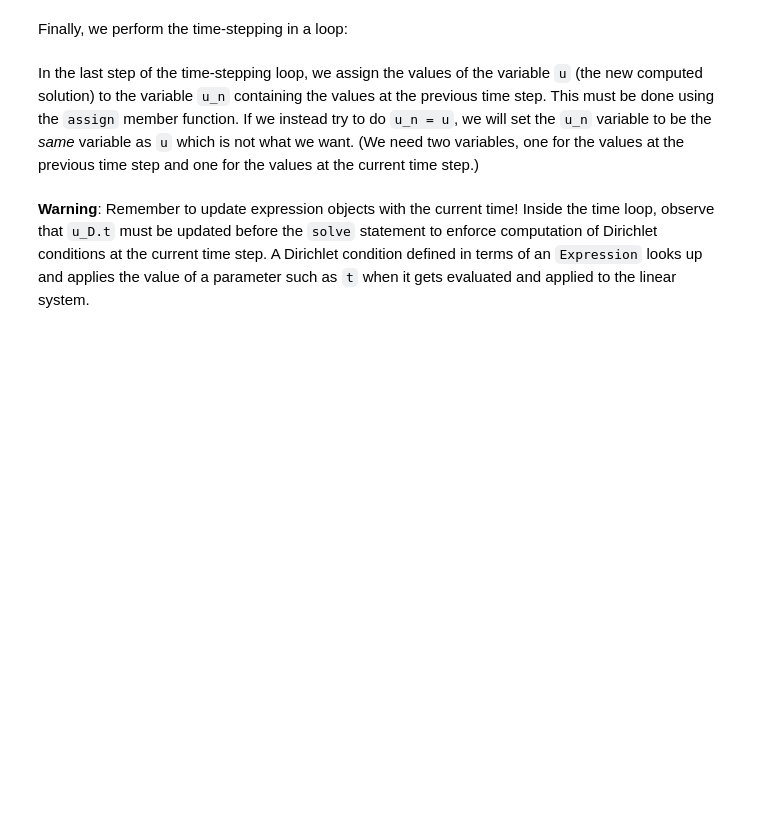
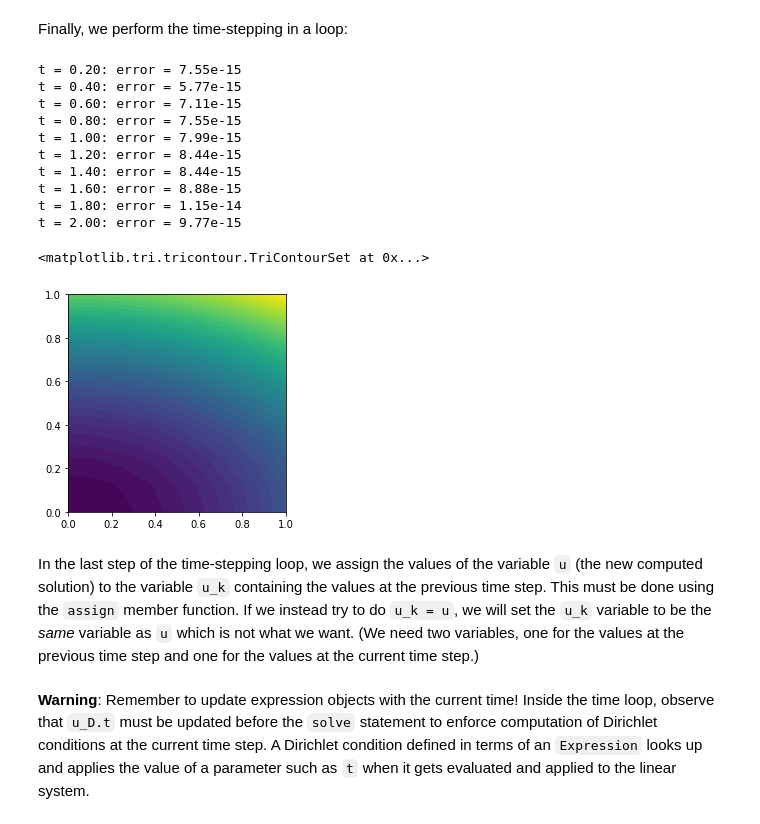
Before and after one commit to unifem/fenics-notes, a Jupyter notebook: notebooks/heat-equation.ipynb, the cells around one changed output. Drawn from its saved outputs; the diff is of its cells as text; code cells hidden in the pictures; blank space fills up the shorter version.

```diff
--- a/notebooks/heat-equation.ipynb
+++ b/notebooks/heat-equation.ipynb
@@ -261,39 +266,52 @@ u = TrialFunction(V)
 v = TestFunction(V)
 f = Constant(beta - 2 - 2*alpha)
 
-F = u*v*dx + dt*dot(grad(u), grad(v))*dx - (u_n + dt*f)*v*dx
+F = u*v*dx + dt*dot(grad(0.5*(u+u_k)), grad(v))*dx - (u_k + dt*f)*v*dx
 a, L = lhs(F), rhs(F)
 # %% [markdown]
 Finally, we perform the time-stepping in a loop:
 # %%
 u = Function(V)
 t = 0
 
-for n in range(num_steps):
+for k in range(num_steps):
 
     # Update current time
     t += dt
     u_D.t = t
 
     # Solve variational problem
     solve(a == L, u, bc)
 
     # Compute error
     u_e = interpolate(u_D, V)
     error = np.abs(u_e.vector().array() -
                    u.vector().array()).max()
     print('t = %.2f: error = %.3g' % (t, error))
 
     # Update previous solution
-    u_n.assign(u)
+    u_k.assign(u)
 
-plot(u_n)
+plot(u_k)
+# %% [output]
+t = 0.20: error = 7.55e-15
+t = 0.40: error = 5.77e-15
+t = 0.60: error = 7.11e-15
+t = 0.80: error = 7.55e-15
+t = 1.00: error = 7.99e-15
+t = 1.20: error = 8.44e-15
+t = 1.40: error = 8.44e-15
+t = 1.60: error = 8.88e-15
+t = 1.80: error = 1.15e-14
+t = 2.00: error = 9.77e-15
+<matplotlib.tri.tricontour.TriContourSet at 0x...>
+[figure, added]
 # %% [markdown]
 In the last step of the time-stepping loop, we assign the values of
-the variable `u` (the new computed solution) to the variable `u_n`
+the variable `u` (the new computed solution) to the variable `u_k`
 containing the values at the previous time step. This must be done
-using the `assign` member function. If we instead try to do `u_n = u`,
-we will set the `u_n` variable to be the *same* variable as `u`
+using the `assign` member function. If we instead try to do `u_k = u`,
+we will set the `u_k` variable to be the *same* variable as `u`
 which is not what we want. (We need two variables, one for the values
 at the previous time step and one for the values at the current time
 step.)
```
Also changed, not shown: parts of 23 cells of this notebook.
